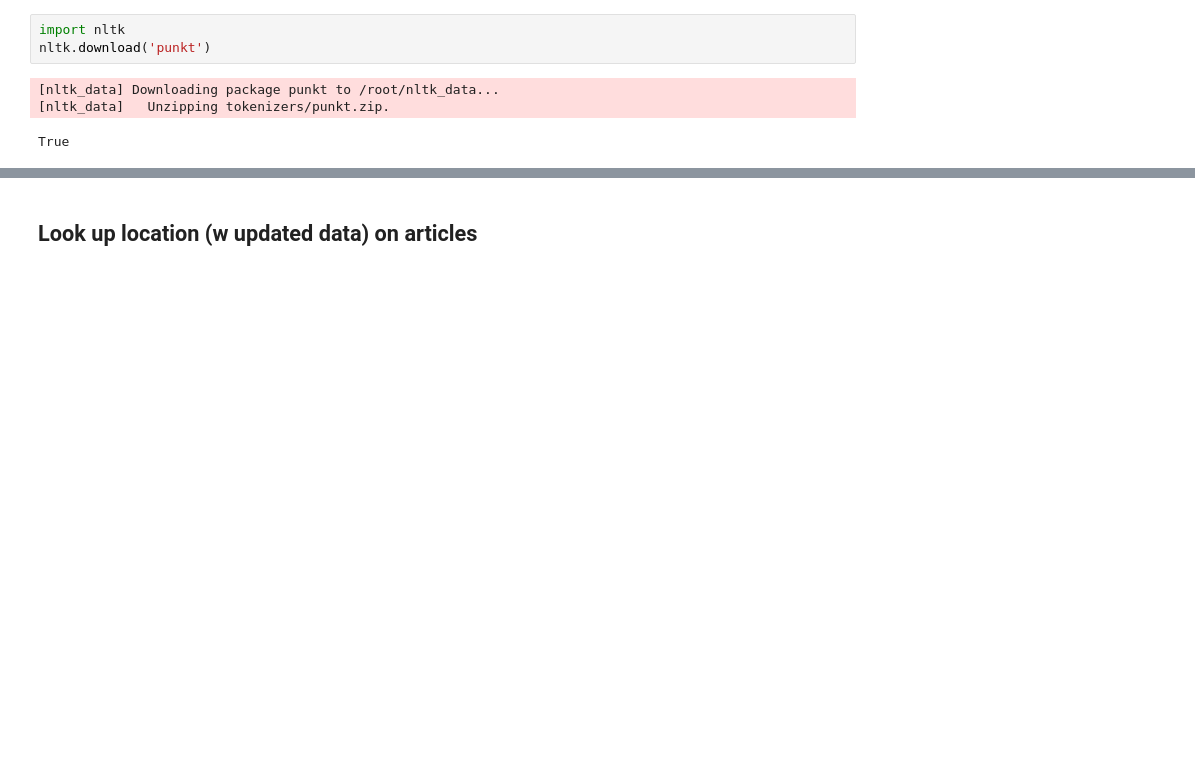
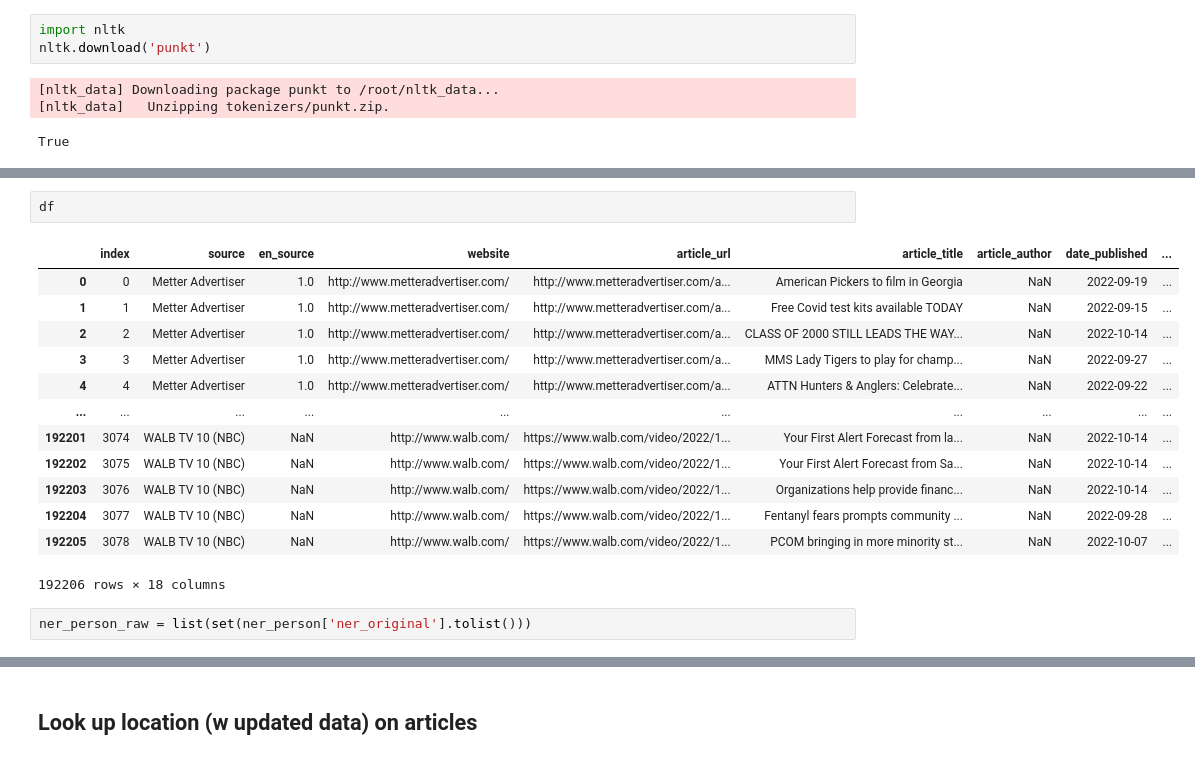
Before and after one commit to ykim71/georgia_analysis, a Jupyter notebook: (2)_Georgia_place_analysis.ipynb, the cells around one changed output, grey strips where cells are left out. Saved outputs shown, nothing was run; the diff lists cells and outputs as text; blank space fills up the shorter version.

```diff
--- a/(2)_Georgia_place_analysis.ipynb
+++ b/(2)_Georgia_place_analysis.ipynb
@@ -304,0 +452,18 @@ merge_temp_final.to_excel('/content/drive/MyDrive/Georgia/Locations Analysis/Geo
+# %%
+df
+# %% [output]
+|  | index | source | en_source | website | article_url | article_title | article_author | date_published | ... |
+| 0 | 0 | Metter Advertiser | 1.0 | http://www.metteradvertiser.com/ | http://www.metteradvertiser.com/a... | American Pickers to film in Georgia | NaN | 2022-09-19 | ... |
+| 1 | 1 | Metter Advertiser | 1.0 | http://www.metteradvertiser.com/ | http://www.metteradvertiser.com/a... | Free Covid test kits available TODAY | NaN | 2022-09-15 | ... |
+| 2 | 2 | Metter Advertiser | 1.0 | http://www.metteradvertiser.com/ | http://www.metteradvertiser.com/a... | CLASS OF 2000 STILL LEADS THE WAY... | NaN | 2022-10-14 | ... |
+| 3 | 3 | Metter Advertiser | 1.0 | http://www.metteradvertiser.com/ | http://www.metteradvertiser.com/a... | MMS Lady Tigers to play for champ... | NaN | 2022-09-27 | ... |
+| 4 | 4 | Metter Advertiser | 1.0 | http://www.metteradvertiser.com/ | http://www.metteradvertiser.com/a... | ATTN Hunters & Anglers: Celebrate... | NaN | 2022-09-22 | ... |
+| ... | ... | ... | ... | ... | ... | ... | ... | ... | ... |
+| 192201 | 3074 | WALB TV 10 (NBC) | NaN | http://www.walb.com/ | https://www.walb.com/video/2022/1... | Your First Alert Forecast from la... | NaN | 2022-10-14 | ... |
+| 192202 | 3075 | WALB TV 10 (NBC) | NaN | http://www.walb.com/ | https://www.walb.com/video/2022/1... | Your First Alert Forecast from Sa... | NaN | 2022-10-14 | ... |
+| 192203 | 3076 | WALB TV 10 (NBC) | NaN | http://www.walb.com/ | https://www.walb.com/video/2022/1... | Organizations help provide financ... | NaN | 2022-10-14 | ... |
+| 192204 | 3077 | WALB TV 10 (NBC) | NaN | http://www.walb.com/ | https://www.walb.com/video/2022/1... | Fentanyl fears prompts community ... | NaN | 2022-09-28 | ... |
+| 192205 | 3078 | WALB TV 10 (NBC) | NaN | http://www.walb.com/ | https://www.walb.com/video/2022/1... | PCOM bringing in more minority st... | NaN | 2022-10-07 | ... |
+192206 rows × 18 columns
+# %%
+ner_person_raw = list(set(ner_person['ner_original'].tolist()))
```
Also changed, not shown: parts of 178 cells of this notebook.
